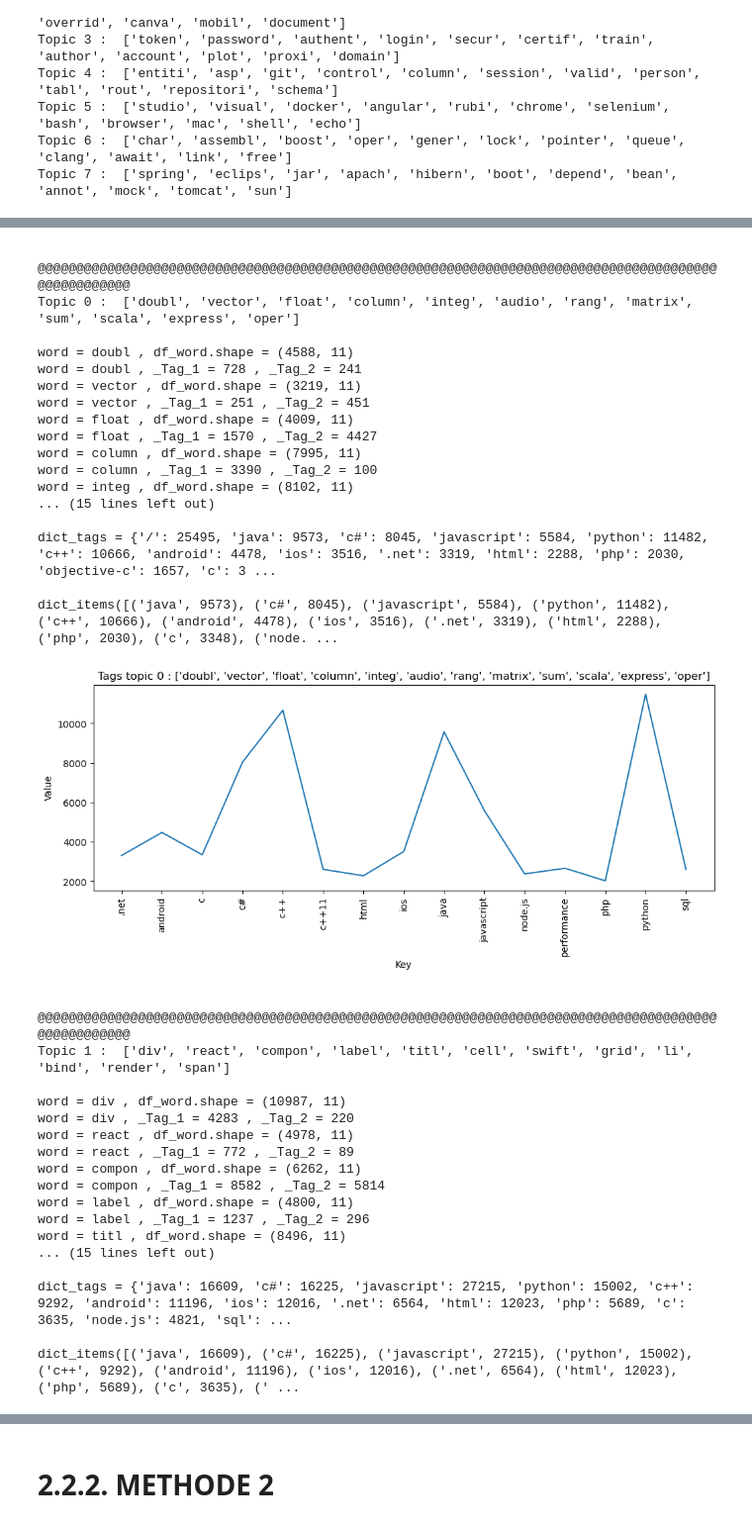
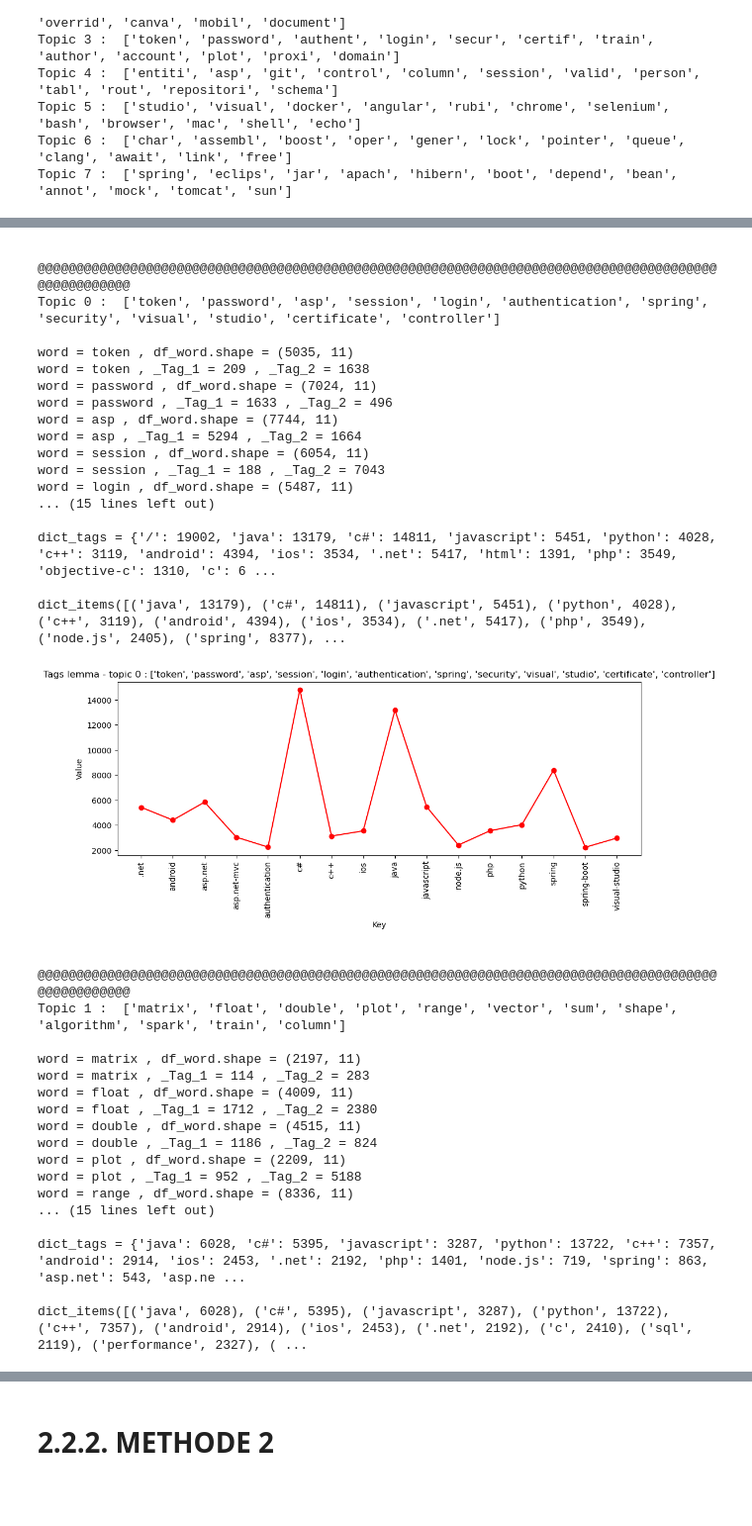
Before and after one commit to irribarre/Texte_1, a Jupyter notebook: 2_notebook_test.ipynb, the cells around one changed output, grey strips where cells are left out. Shown at 99% size. Drawn from its saved outputs; the diff is of its cells as text; code cells hidden in the pictures; blank space fills up the shorter version.

```diff
--- a/2_notebook_test.ipynb
+++ b/2_notebook_test.ipynb
@@ -535,7 +720,7 @@ dict_items([('java', 3461), ('c#', 7074), ('javascript', 9629), ('python', 4935)
 # %%
-lda_components, terms = topic_modeling_with_LDA(normalization_type_in = 'lemma',
-                                                num_components_in     = 8,
-                                                num_word_per_topic_in = 12,
-                                                tfidfvectorizer_in    = tfidfvectorizer_lemma,
-                                                train_data_in         = train_data_lemma) # 6 min
+lda_components_lemma, terms_lemma = topic_modeling_with_LDA(normalization_type_in = 'lemma',
+                                                            num_components_in     = 8,
+                                                            num_word_per_topic_in = 12,
+                                                            tfidfvectorizer_in    = tfidfvectorizer_lemma,
+                                                            train_data_in         = train_data_lemma) # 6 min
 # %% [output]
@@ -550,42 +735,42 @@ Topic 7 :  ['spring', 'docker', 'await', 'controller', 'err', 'proxy', 'queue',
 # %%
 # graphique
-graphique_topic_modeling_with_LDA(normalization_type_in = 'stemmer',
+graphique_topic_modeling_with_LDA(normalization_type_in = 'lemma',
                                   num_word_per_topic_in = 12,
-                                  lda_components_in     = lda_components_stemmer,
-                                  terms_in              = terms_stemmer)
+                                  lda_components_in     = lda_components_lemma,
+                                  terms_in              = terms_lemma)
 # %% [output]
  @@@@@@@@@@@@@@@@@@@@@@@@@@@@@@@@@@@@@@@@@@@@@@@@@@@@@@@@@@@@@@@@@@@@@@@@@@@@@@@@@@@@@@@@@@@@@@@@@@@@
-Topic 0 :  ['doubl', 'vector', 'float', 'column', 'integ', 'audio', 'rang', 'matrix', 'sum', 'scala', 'express', 'oper']
+Topic 0 :  ['token', 'password', 'asp', 'session', 'login', 'authentication', 'spring', 'security', 'visual', 'studio', 'certificate', 'controller']
 
-word = doubl , df_word.shape = (4588, 11)
-word = doubl , _Tag_1 = 728 , _Tag_2 = 241
-word = vector , df_word.shape = (3219, 11)
-word = vector , _Tag_1 = 251 , _Tag_2 = 451
-word = float , df_word.shape = (4009, 11)
-word = float , _Tag_1 = 1570 , _Tag_2 = 4427
-word = column , df_word.shape = (7995, 11)
-word = column , _Tag_1 = 3390 , _Tag_2 = 100
-word = integ , df_word.shape = (8102, 11)
+word = token , df_word.shape = (5035, 11)
+word = token , _Tag_1 = 209 , _Tag_2 = 1638
+word = password , df_word.shape = (7024, 11)
+word = password , _Tag_1 = 1633 , _Tag_2 = 496
+word = asp , df_word.shape = (7744, 11)
+word = asp , _Tag_1 = 5294 , _Tag_2 = 1664
+word = session , df_word.shape = (6054, 11)
+word = session , _Tag_1 = 188 , _Tag_2 = 7043
+word = login , df_word.shape = (5487, 11)
 ... (15 lines left out)
 
-dict_tags = {'/': 25495, 'java': 9573, 'c#': 8045, 'javascript': 5584, 'python': 11482, 'c++': 10666, 'android': 4478, 'ios': 3516, '.net': 3319, 'html': 2288, 'php': 2030, 'objective-c': 1657, 'c': 3 ...
+dict_tags = {'/': 19002, 'java': 13179, 'c#': 14811, 'javascript': 5451, 'python': 4028, 'c++': 3119, 'android': 4394, 'ios': 3534, '.net': 5417, 'html': 1391, 'php': 3549, 'objective-c': 1310, 'c': 6 ...
 
-dict_items([('java', 9573), ('c#', 8045), ('javascript', 5584), ('python', 11482), ('c++', 10666), ('android', 4478), ('ios', 3516), ('.net', 3319), ('html', 2288), ('php', 2030), ('c', 3348), ('node. ...
+dict_items([('java', 13179), ('c#', 14811), ('javascript', 5451), ('python', 4028), ('c++', 3119), ('android', 4394), ('ios', 3534), ('.net', 5417), ('php', 3549), ('node.js', 2405), ('spring', 8377), ...
-[figure, old version]
+[figure, new version]
  @@@@@@@@@@@@@@@@@@@@@@@@@@@@@@@@@@@@@@@@@@@@@@@@@@@@@@@@@@@@@@@@@@@@@@@@@@@@@@@@@@@@@@@@@@@@@@@@@@@@
-Topic 1 :  ['div', 'react', 'compon', 'label', 'titl', 'cell', 'swift', 'grid', 'li', 'bind', 'render', 'span']
+Topic 1 :  ['matrix', 'float', 'double', 'plot', 'range', 'vector', 'sum', 'shape', 'algorithm', 'spark', 'train', 'column']
 
-word = div , df_word.shape = (10987, 11)
-word = div , _Tag_1 = 4283 , _Tag_2 = 220
-word = react , df_word.shape = (4978, 11)
-word = react , _Tag_1 = 772 , _Tag_2 = 89
-word = compon , df_word.shape = (6262, 11)
-word = compon , _Tag_1 = 8582 , _Tag_2 = 5814
-word = label , df_word.shape = (4800, 11)
-word = label , _Tag_1 = 1237 , _Tag_2 = 296
-word = titl , df_word.shape = (8496, 11)
+word = matrix , df_word.shape = (2197, 11)
+word = matrix , _Tag_1 = 114 , _Tag_2 = 283
+word = float , df_word.shape = (4009, 11)
+word = float , _Tag_1 = 1712 , _Tag_2 = 2380
+word = double , df_word.shape = (4515, 11)
+word = double , _Tag_1 = 1186 , _Tag_2 = 824
+word = plot , df_word.shape = (2209, 11)
+word = plot , _Tag_1 = 952 , _Tag_2 = 5188
+word = range , df_word.shape = (8336, 11)
 ... (15 lines left out)
 
-dict_tags = {'java': 16609, 'c#': 16225, 'javascript': 27215, 'python': 15002, 'c++': 9292, 'android': 11196, 'ios': 12016, '.net': 6564, 'html': 12023, 'php': 5689, 'c': 3635, 'node.js': 4821, 'sql': ...
+dict_tags = {'java': 6028, 'c#': 5395, 'javascript': 3287, 'python': 13722, 'c++': 7357, 'android': 2914, 'ios': 2453, '.net': 2192, 'php': 1401, 'node.js': 719, 'spring': 863, 'asp.net': 543, 'asp.ne ...
 
-dict_items([('java', 16609), ('c#', 16225), ('javascript', 27215), ('python', 15002), ('c++', 9292), ('android', 11196), ('ios', 12016), ('.net', 6564), ('html', 12023), ('php', 5689), ('c', 3635), (' ...
+dict_items([('java', 6028), ('c#', 5395), ('javascript', 3287), ('python', 13722), ('c++', 7357), ('android', 2914), ('ios', 2453), ('.net', 2192), ('c', 2410), ('sql', 2119), ('performance', 2327), ( ...
```
Also changed, not shown: parts of 177 cells of this notebook, 1 other file.
